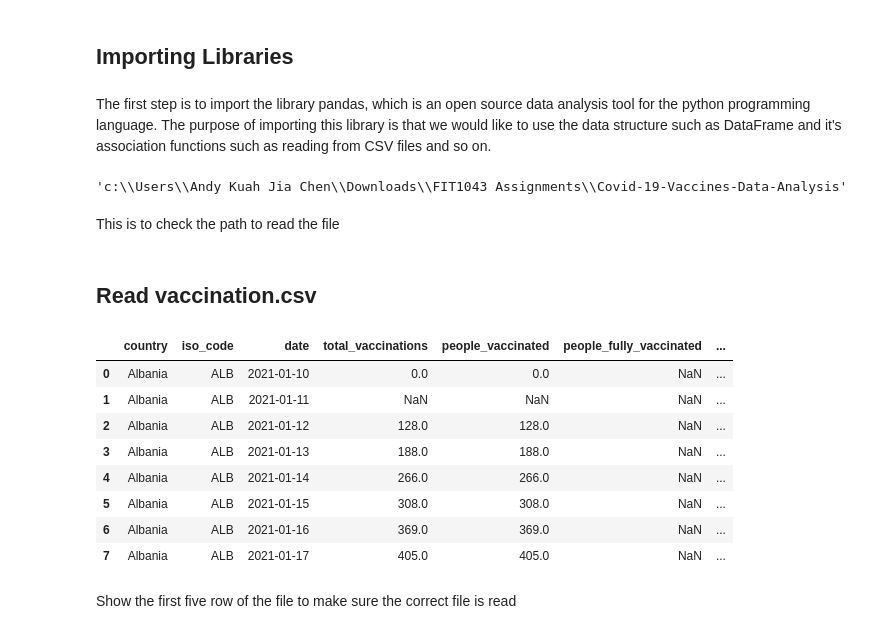
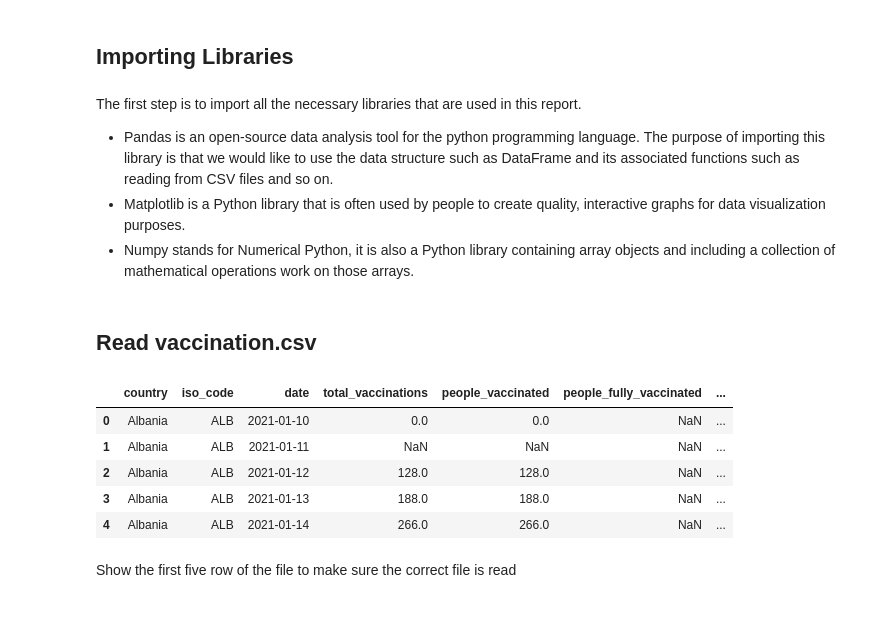
Before and after one commit to KuahJiaChen/Covid-19-Vaccination-Descriptive-Statistics, a Jupyter notebook: KuahJiaChen_32286988_FIT1043_Assignment_1.ipynb, the cells around one changed output. Saved outputs shown, nothing was run; the diff lists cells and outputs as text; code cells hidden in the pictures.

Commit message:
Third version of Assignment is added

```diff
--- a/KuahJiaChen_32286988_FIT1043_Assignment_1.ipynb
+++ b/KuahJiaChen_32286988_FIT1043_Assignment_1.ipynb
@@ -13,7 +35,10 @@ In this assignment, I need to produce a final version of the data frame that con
 # %% [markdown]
 ## Importing Libraries
 # %% [markdown]
-The first step is to import the library pandas, which is an open source data analysis tool for the python programming language. The purpose of importing this library is that we would like to use the data structure such as DataFrame and it's association functions such as reading from CSV files and so on.
+The first step is to import all the necessary libraries that are used in this report.
+* Pandas is an open-source data analysis tool for the python programming language. The purpose of importing this library is that we would like to use the data structure such as DataFrame and its associated functions such as reading from CSV files and so on.
+* Matplotlib is a Python library that is often used by people to create quality, interactive graphs for data visualization purposes.
+* Numpy stands for Numerical Python, it is also a Python library containing array objects and including a collection of mathematical operations work on those arrays.
 # %%
 import pandas as pd
 import os
@@ -20,24 +47,16 @@ import os
-# %%
-pwd
-# %% [output]
-'c:\\Users\\Andy Kuah Jia Chen\\Downloads\\FIT1043 Assignments\\Covid-19-Vaccines-Data-Analysis'
-# %% [markdown]
-This is to check the path to read the file
 # %% [markdown]
 ## Read vaccination.csv
 # %%
-vaccinations = pd.read_csv(r"C:\Users\Andy Kuah Jia Chen\Downloads\data\Vaccinations.csv") # read the vaccination csv file
-vaccinations.head(8) # show the first 8 rows
+vaccinations = pd.read_csv(r"C:\Users\Andy Kuah Jia Chen\Downloads\FIT1043 Assignments\Covid-19-Vaccines-Data-Analysis\data\Vaccinations.csv")
+# read the vaccination csv file
+vaccinations.head() # show the first 5 rows
 # %% [output]
 |  | country | iso_code | date | total_vaccinations | people_vaccinated | people_fully_vaccinated | ... |
 | 0 | Albania | ALB | 2021-01-10 | 0.0 | 0.0 | NaN | ... |
 | 1 | Albania | ALB | 2021-01-11 | NaN | NaN | NaN | ... |
 | 2 | Albania | ALB | 2021-01-12 | 128.0 | 128.0 | NaN | ... |
 | 3 | Albania | ALB | 2021-01-13 | 188.0 | 188.0 | NaN | ... |
 | 4 | Albania | ALB | 2021-01-14 | 266.0 | 266.0 | NaN | ... |
-| 5 | Albania | ALB | 2021-01-15 | 308.0 | 308.0 | NaN | ... |
-| 6 | Albania | ALB | 2021-01-16 | 369.0 | 369.0 | NaN | ... |
-| 7 | Albania | ALB | 2021-01-17 | 405.0 | 405.0 | NaN | ... |
 # %% [markdown]
 Show the first five row of the file to make sure the correct file is read
 # %% [markdown]
```
Also changed, not shown: parts of 6 cells of this notebook.
